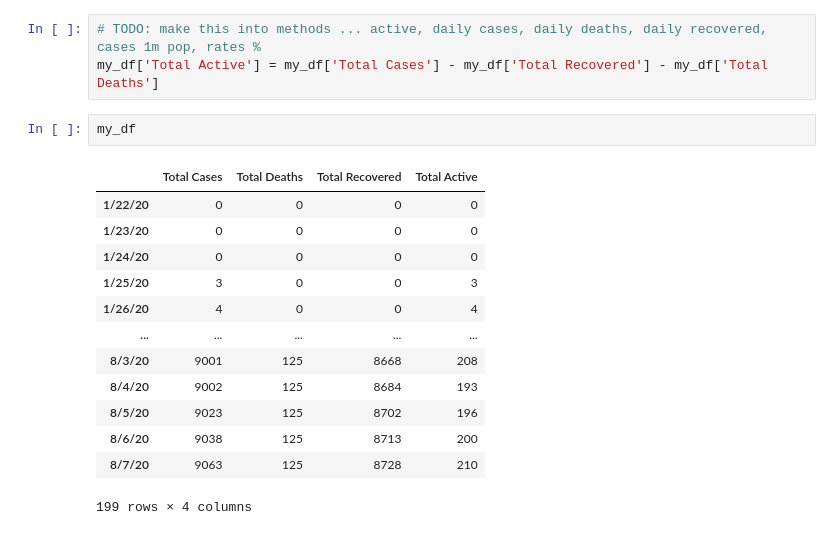
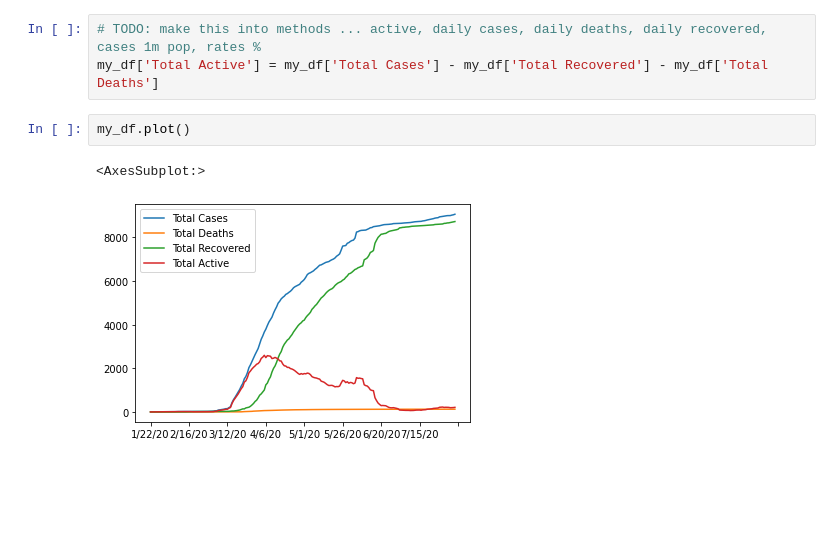
Before and after one commit to thomasjhchai/covid19_analysis, a Jupyter notebook: notebooks/global_data.ipynb, the cells around one changed output. Saved outputs shown, nothing was run; the diff lists cells and outputs as text; blank space fills up the shorter version.

```diff
--- a/notebooks/global_data.ipynb
+++ b/notebooks/global_data.ipynb
@@ -68,18 +68,7 @@ my_df.columns = ['Total Cases', 'Total Deaths', 'Total Recovered']
 # TODO: make this into methods ... active, daily cases, daily deaths, daily recovered, cases 1m pop, rates %
 my_df['Total Active'] = my_df['Total Cases'] - my_df['Total Recovered'] - my_df['Total Deaths']
 # %%
-my_df
+my_df.plot()
 # %% [output]
-|  | Total Cases | Total Deaths | Total Recovered | Total Active |
-| 1/22/20 | 0 | 0 | 0 | 0 |
-| 1/23/20 | 0 | 0 | 0 | 0 |
-| 1/24/20 | 0 | 0 | 0 | 0 |
-| 1/25/20 | 3 | 0 | 0 | 3 |
-| 1/26/20 | 4 | 0 | 0 | 4 |
-| ... | ... | ... | ... | ... |
-| 8/3/20 | 9001 | 125 | 8668 | 208 |
-| 8/4/20 | 9002 | 125 | 8684 | 193 |
-| 8/5/20 | 9023 | 125 | 8702 | 196 |
-| 8/6/20 | 9038 | 125 | 8713 | 200 |
-| 8/7/20 | 9063 | 125 | 8728 | 210 |
-199 rows × 4 columns
+<AxesSubplot:>
+[figure, added]
```
Also changed, not shown: 2 other files.
